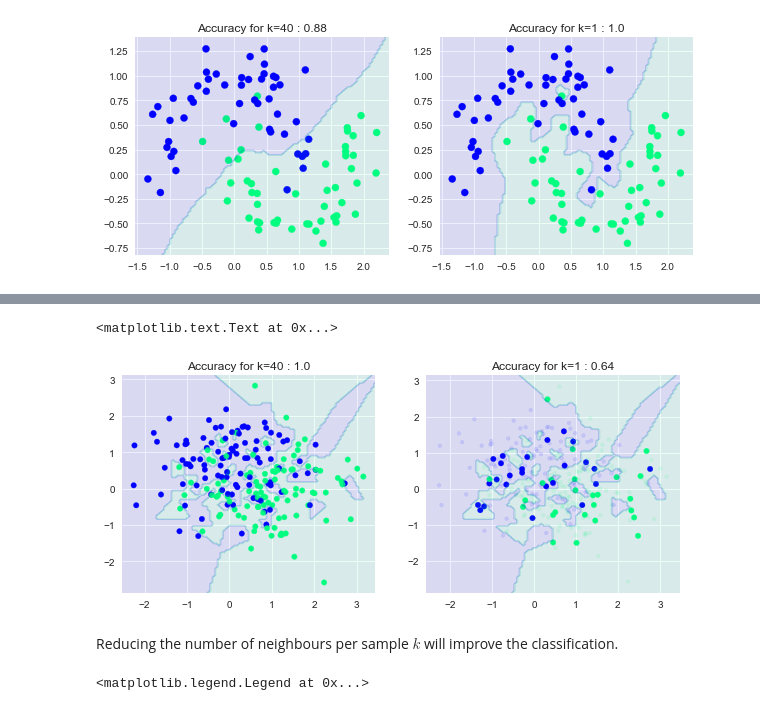
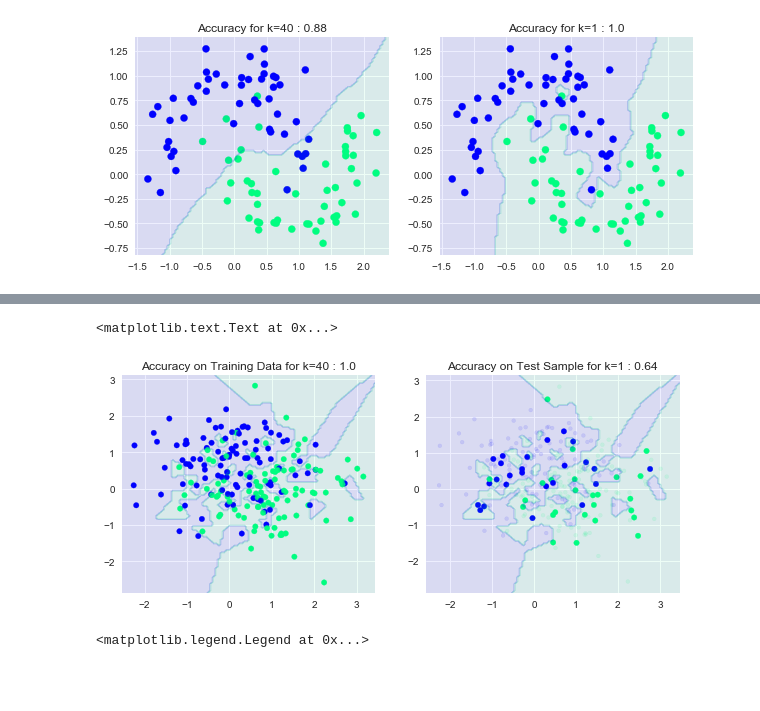
Before and after one commit to Python4AstronomersAndParticlePhysicists/PythonWorkshop-ICE, a Jupyter notebook: notebooks/08_01_MachineLearning.ipynb, the cells around one changed output, grey strips where cells are left out. Saved outputs shown, nothing was run; the diff lists cells and outputs as text; code cells hidden in the pictures; blank space fills up the shorter version.

```diff
--- a/notebooks/08_01_MachineLearning.ipynb
+++ b/notebooks/08_01_MachineLearning.ipynb
@@ -782,24 +916,22 @@ ax2.set_title('Accuracy for k=1 : {}'.format(accuracy_score(y, knn.predict(X))))
 # %%
 np.random.seed(1234)
 
 X, y = make_moons(n_samples=200, noise=0.7)
 X_test, y_test = make_moons(n_samples=50, noise=0.7)
 
 
 knn = KNeighborsClassifier(n_neighbors=1)
 knn.fit(X, y)
 
 fig, (ax1, ax2) = plt.subplots(1, 2, figsize=(10, 4))
 ax1.scatter(X[:, 0], X[:, 1], c=y, s=30, cmap='winter')
 plots.draw_decission_boundaries(knn, ax=ax1)
-ax1.set_title('Accuracy for k=40 : {}'.format(accuracy_score(y, knn.predict(X))))
+ax1.set_title('Accuracy on Training Data for k=40 : {}'.format(accuracy_score(y, knn.predict(X))))
 
 ax2.scatter(X_test[:, 0], X_test[:, 1], c=y_test, s=30, cmap='winter')
 ax2.scatter(X[:, 0], X[:, 1], c=y, s=15, alpha=0.1,  cmap='winter')
 plots.draw_decission_boundaries(knn, ax=ax2)
-ax2.set_title('Accuracy for k=1 : {}'.format(accuracy_score(y_test, knn.predict(X_test))))
+ax2.set_title('Accuracy on Test Sample for k=1 : {}'.format(accuracy_score(y_test, knn.predict(X_test))))
 # %% [output]
 <matplotlib.text.Text at 0x...>
-[figure, old version]
+[figure, new version]
-# %% [markdown]
-Reducing the number of neighbours per sample $k$ will improve the classification.
```
Also changed, not shown: parts of 30 cells of this notebook, 1 other file.
